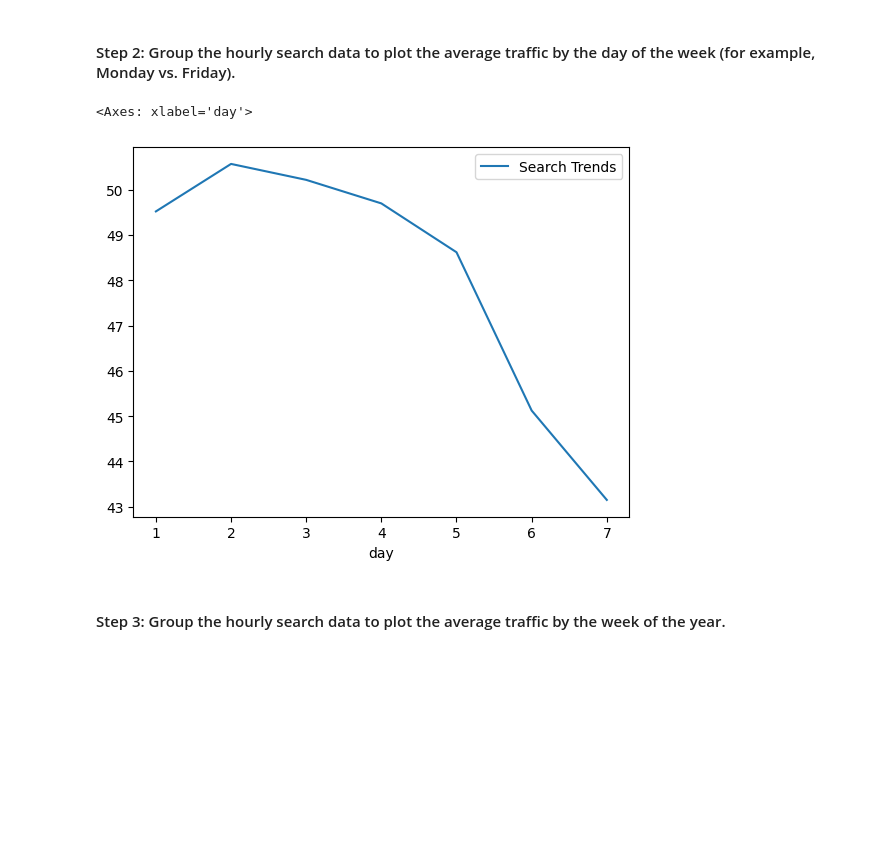
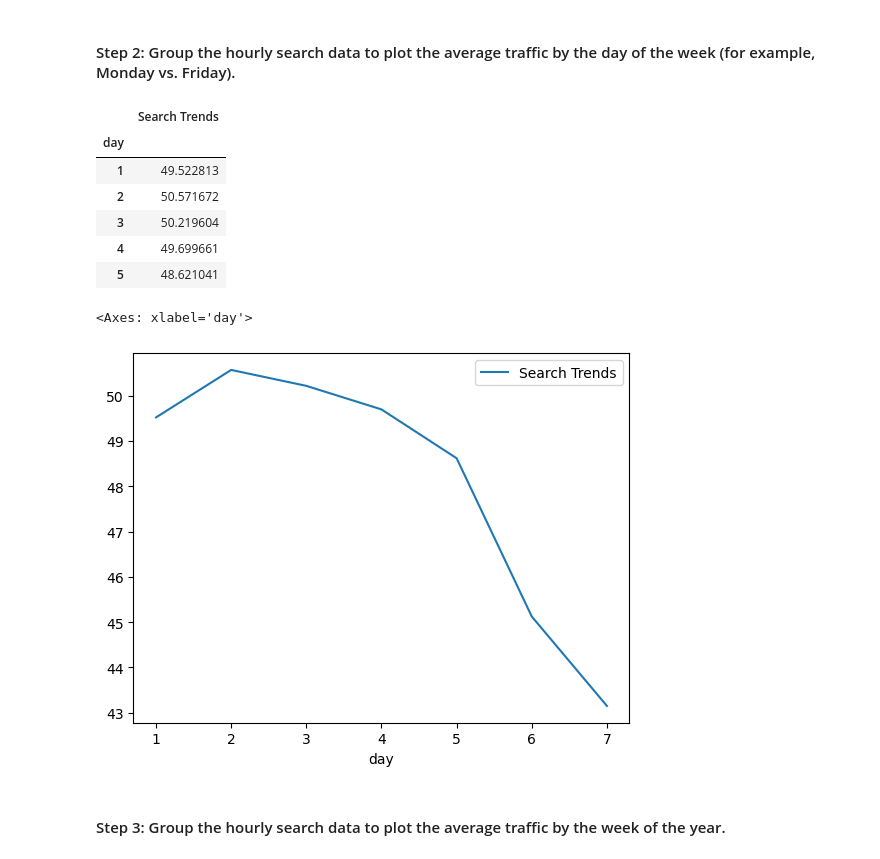
Before and after one commit to willablackmon/search-stock-trends-prophet, a Jupyter notebook: forecasting_net_prophet_wab.ipynb, the cells around one changed output. Drawn from its saved outputs; the diff is of its cells as text; code cells hidden in the pictures; blank space fills up the shorter version.

```diff
--- a/forecasting_net_prophet_wab.ipynb
+++ b/forecasting_net_prophet_wab.ipynb
@@ -162,8 +149,21 @@ To that end, you want to mine the search traffic data for predictable seasonal p
 # %% [markdown]
 #### Step 2: Group the hourly search data to plot the average traffic by the day of the week (for example, Monday vs. Friday).
 # %%
-# Group the hourly search data to plot the average traffic by the day of week, using `df.index.isocalendar().day`.
+
+# Group the search data to plot the average traffic by the day of week, using `df.index.isocalendar().day`.
+
+df_hr_avg_by_weekday = df_mercado_trends.groupby([df_mercado_trends.index.isocalendar().day]).mean()
+# df_hr_avg_by_weekday = df_mercado_trends.groupby([df_mercado_trends.index.dayofweek]).mean()
+display(df_hr_avg_by_weekday.head())
+display(df_hr_avg_by_weekday.plot())
 # %% [output]
+|  | Search Trends |
+| day |  |
+| 1 | 49.522813 |
+| 2 | 50.571672 |
+| 3 | 50.219604 |
+| 4 | 49.699661 |
+| 5 | 48.621041 |
 <Axes: xlabel='day'>
 [figure]
 # %% [markdown]
```
Also changed, not shown: parts of 5 cells of this notebook, 11 other files.
